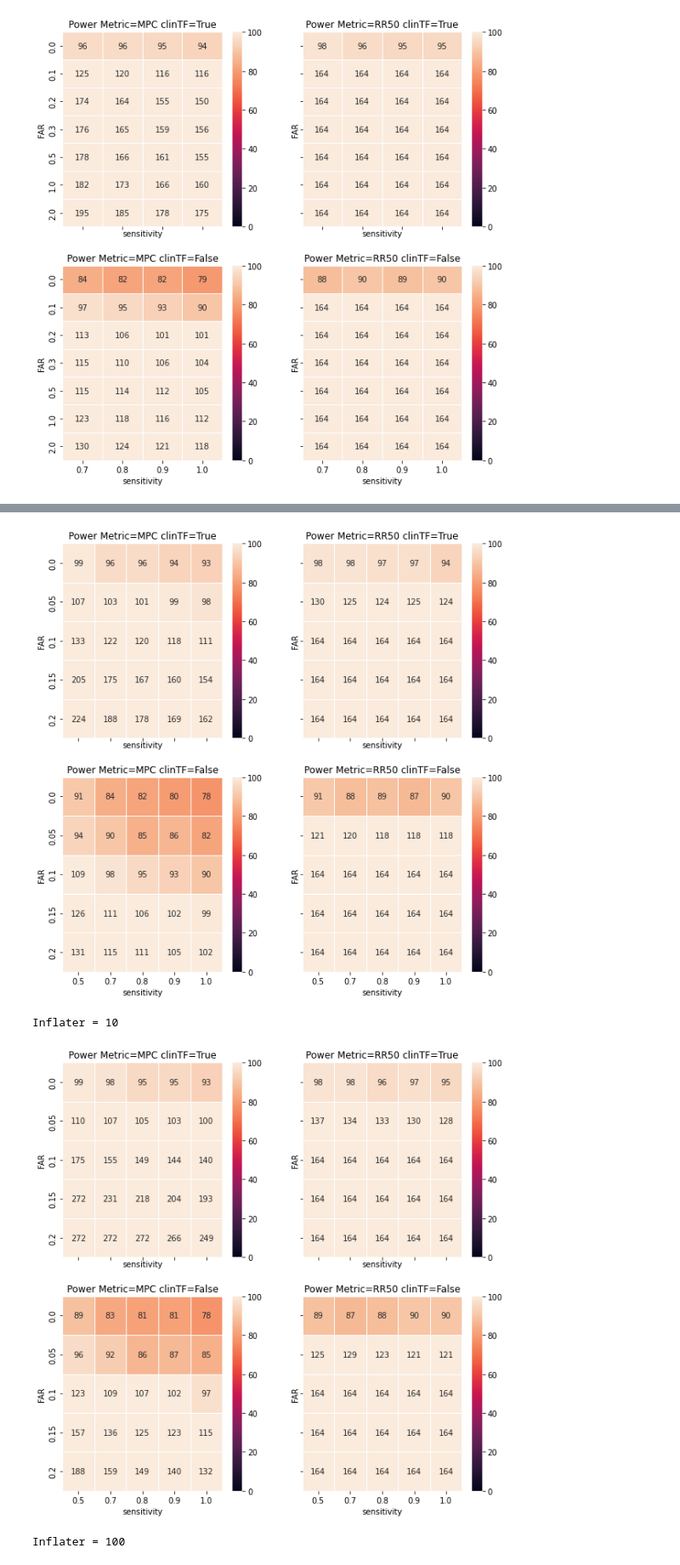
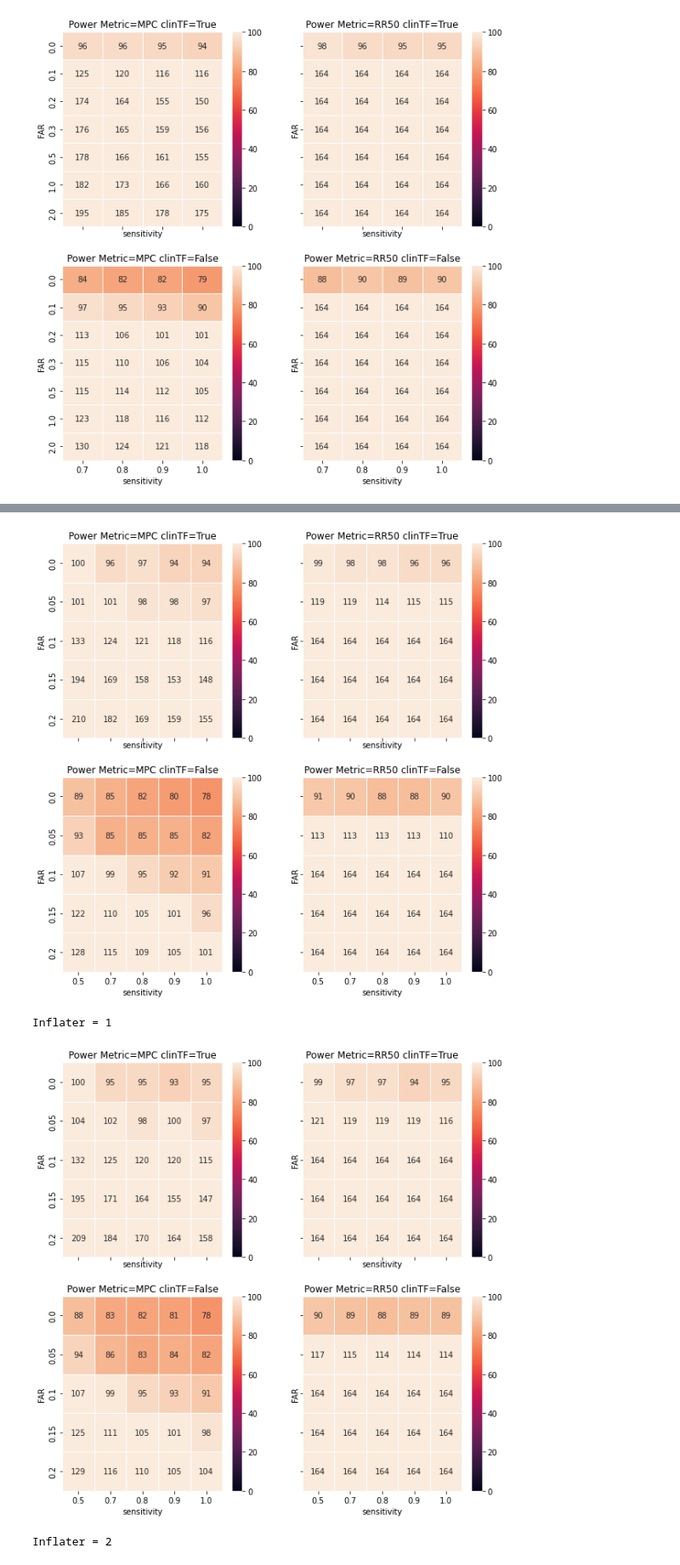
Before and after one commit to GoldenholzLab/WEARsimulator, a Jupyter notebook: wear-paper-v2.ipynb, the cells around one changed output, grey strips where cells are left out. Shown at 85% size. Saved outputs shown, nothing was run; the diff lists cells and outputs as text; code cells hidden in the pictures.

```diff
--- a/wear-paper-v2.ipynb
+++ b/wear-paper-v2.ipynb
@@ -38,7 +38,7 @@ Inflater = 0.16666666666666666
 import numpy as np
 from weargroup_v2 import buildSET_of_N,drawGrid
 mini=False
-for inflater in [.01,1/3,2/3,2,10,100]:
+for inflater in [0,.01,1/3,2/3,1,2,10,100]:
     print(f'Inflater = {inflater}')
     fig,ax = plt.subplots(2,2,sharex=True,sharey=True,figsize=(10,10))
     for ci,clinTF in enumerate([True,False]):
@@ -59,4 +59,4 @@ Inflater = 2
 [figure]
-Inflater = 10
+Inflater = 1
-[figure, old version]
+[figure, new version]
-Inflater = 100
+Inflater = 2
```
Also changed, not shown: parts of 1 cell of this notebook, 4 other files.
